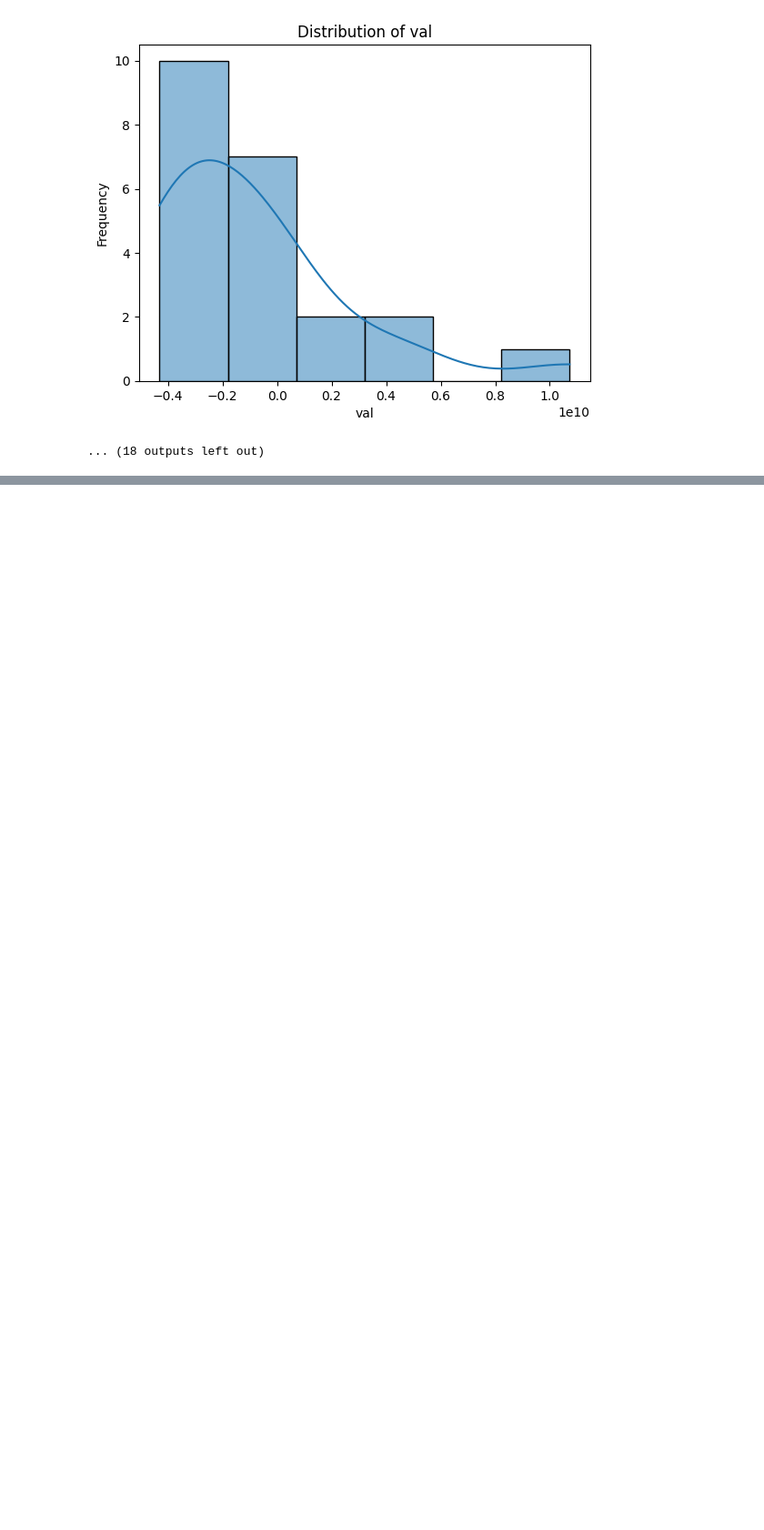
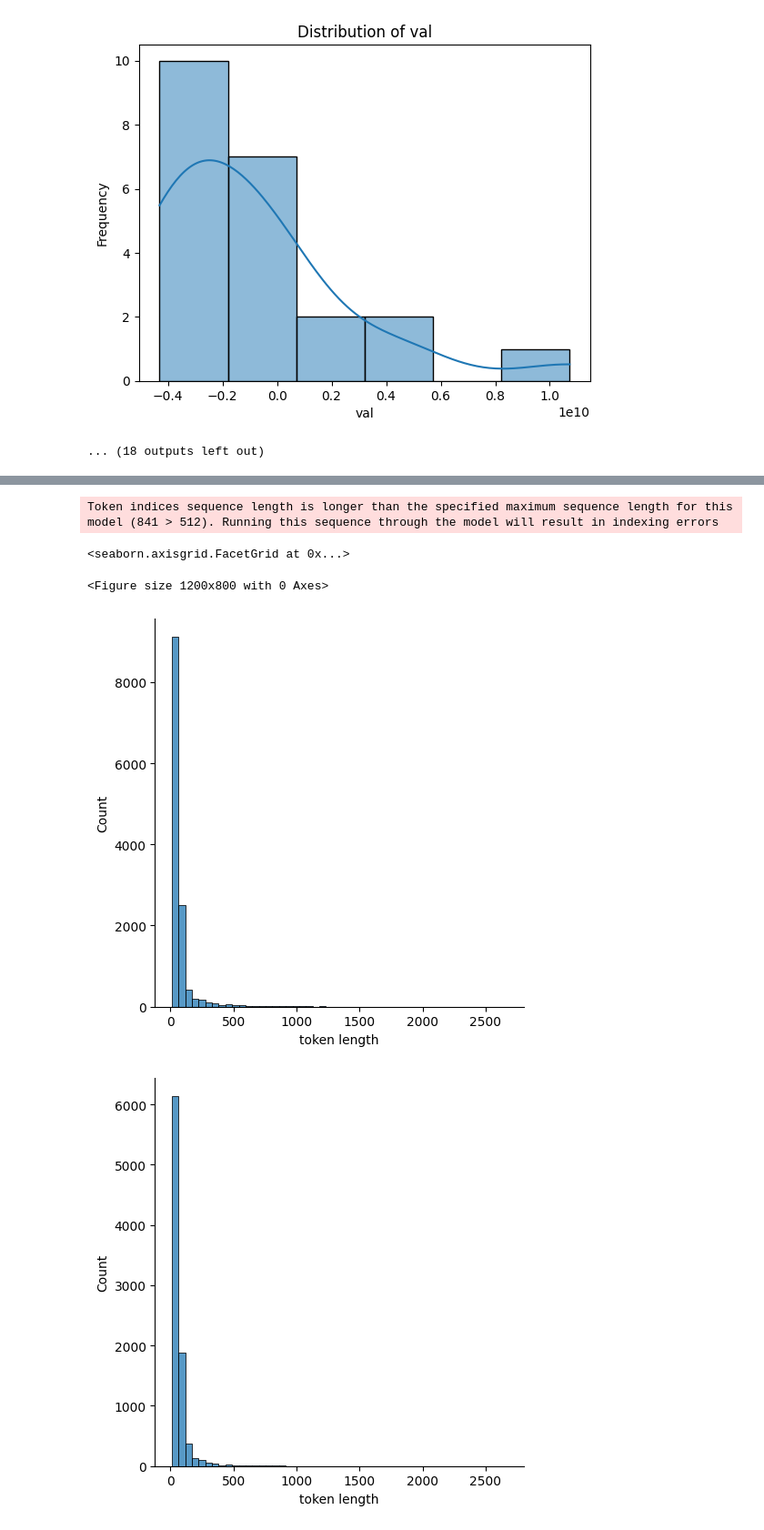
Before and after one commit to nkhanhle23/thesis, a Jupyter notebook: notebooks/eda.ipynb, the cells around one changed output, grey strips where cells are left out. Shown at 91% size. Drawn from its saved outputs; the diff is of its cells as text; code cells hidden in the pictures; blank space fills up the shorter version.

```diff
--- a/notebooks/eda.ipynb
+++ b/notebooks/eda.ipynb
@@ -664,0 +684,24 @@ dtype: int64
+# %%
+# Load tokenizer
+tokenizer = DistilBertTokenizer.from_pretrained('distilbert-base-uncased', do_lower_case=True)
+
+# Tokenize text
+income['tokens'] = income['text'].apply(lambda x: tokenizer.encode(x, add_special_tokens=True,
+                                                                    ))
+revenue['tokens'] = revenue['text'].apply(lambda x: tokenizer.encode(x, add_special_tokens=True,
+                                                                    ))
+
+# Check token length distribution of both datasets
+income['token length'] = income['tokens'].apply(len)
+revenue['token length'] = revenue['tokens'].apply(len)
+
+# Plot token length distribution of both datasets
+plt.figure(figsize=(12, 8))
+sns.displot(income['token length'], bins=50, label='Income')
+sns.displot(revenue['token length'], bins=50, label='Revenue')
+# %% [output]
+Token indices sequence length is longer than the specified maximum sequence length for this model (841 > 512). Running this sequence through the model will result in indexing errors
+<seaborn.axisgrid.FacetGrid at 0x...>
+<Figure size 1200x800 with 0 Axes>
+[figure, added]
+[figure, added]
```
Also changed, not shown: parts of 18 cells of this notebook, 2 other files.
